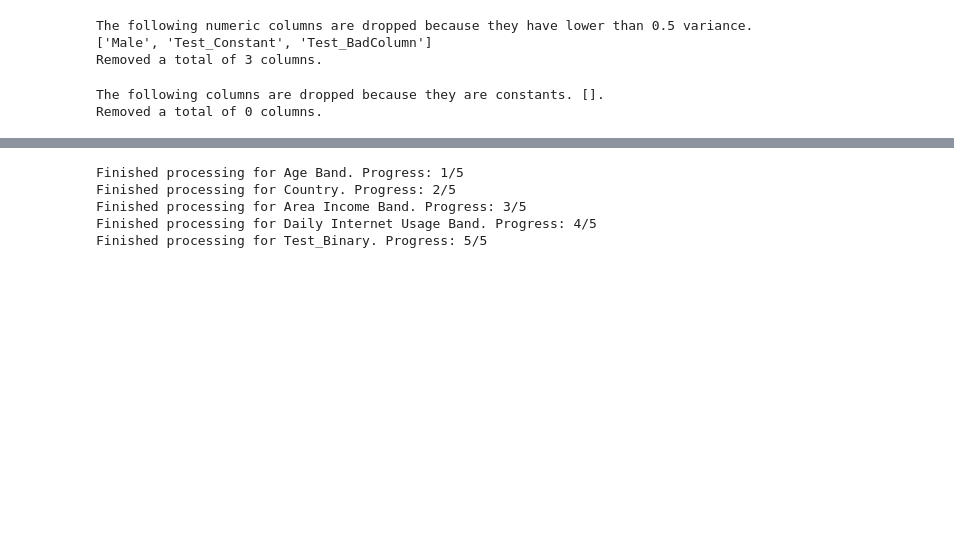
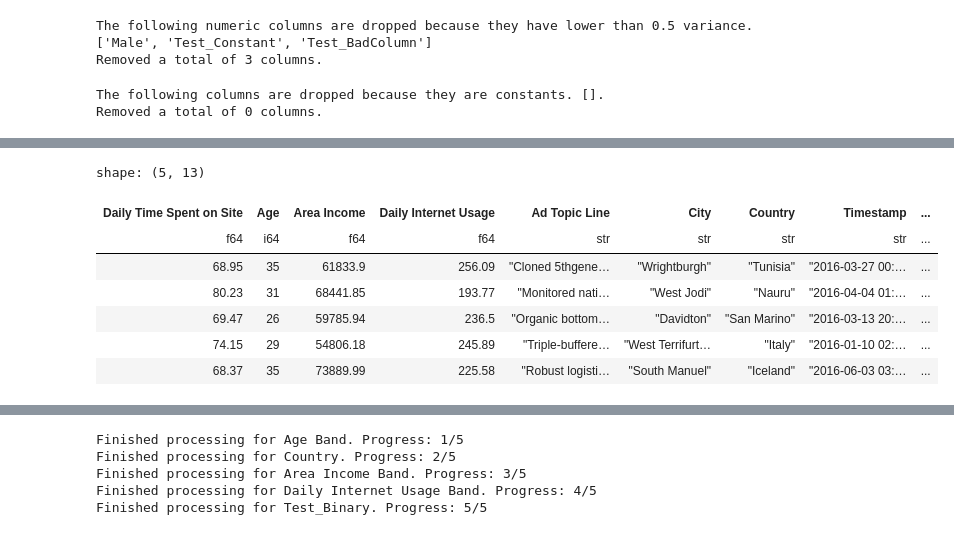
Before and after one commit to abstractqqq/dsds, a Jupyter notebook: examples.ipynb, the cells around one changed output, grey strips where cells are left out. Cells and saved outputs as stored; diff of their text form; code cells hidden in the pictures; blank space fills up the shorter version.

```diff
--- a/examples.ipynb
+++ b/examples.ipynb
@@ -132,0 +113,11 @@ shape: (1_000, 13)
+# %%
+bin_result.transformed.head()
+# %% [output]
+shape: (5, 13)
+| Daily Time Spent on Site | Age | Area Income | Daily Internet Usage | Ad Topic Line | City | Country | Timestamp | ... |
+| f64 | i64 | f64 | f64 | str | str | str | str | ... |
+| 68.95 | 35 | 61833.9 | 256.09 | "Cloned 5thgene… | "Wrightburgh" | "Tunisia" | "2016-03-27 00:… | ... |
+| 80.23 | 31 | 68441.85 | 193.77 | "Monitored nati… | "West Jodi" | "Nauru" | "2016-04-04 01:… | ... |
+| 69.47 | 26 | 59785.94 | 236.5 | "Organic bottom… | "Davidton" | "San Marino" | "2016-03-13 20:… | ... |
+| 74.15 | 29 | 54806.18 | 245.89 | "Triple-buffere… | "West Terrifurt… | "Italy" | "2016-01-10 02:… | ... |
+| 68.37 | 35 | 73889.99 | 225.58 | "Robust logisti… | "South Manuel" | "Iceland" | "2016-06-03 03:… | ... |
```
Also changed, not shown: parts of 18 cells of this notebook, 1 other file.
